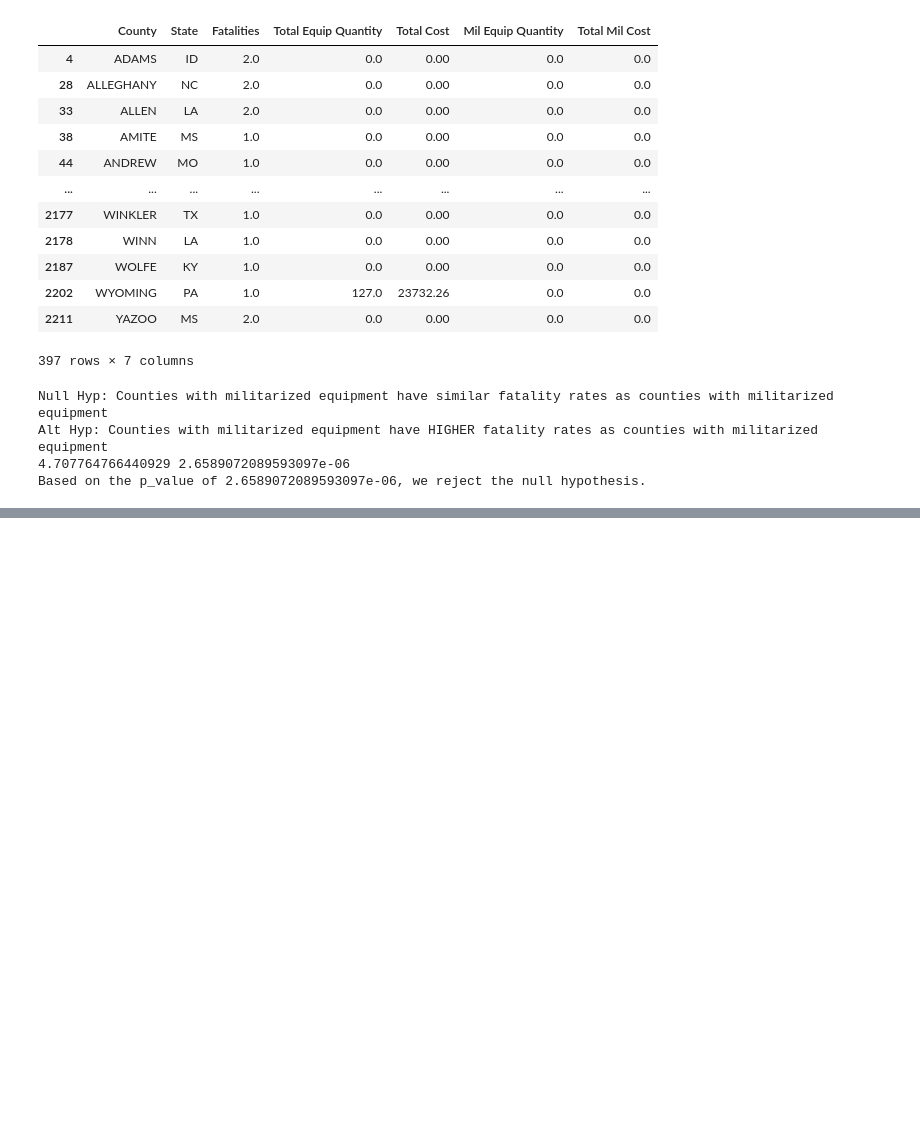
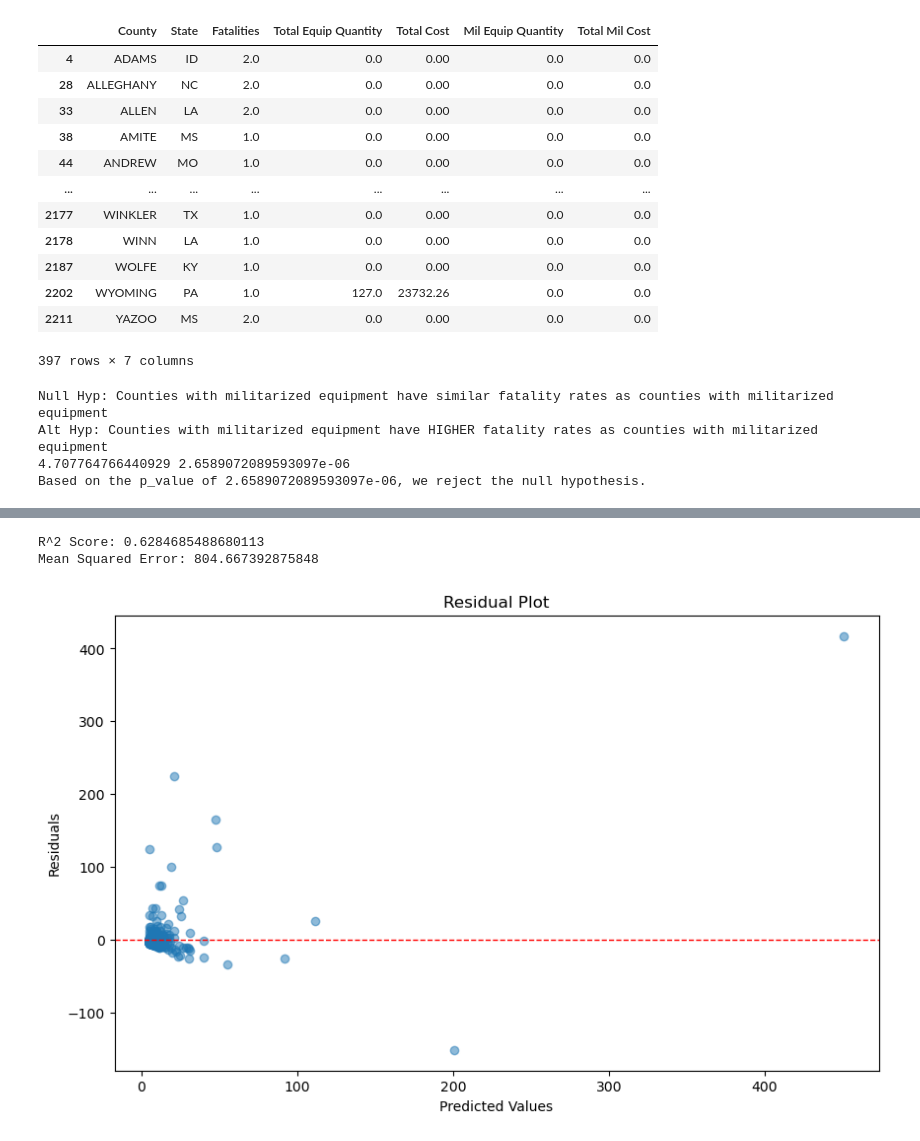
Before and after one commit to cat-mang/LESO_Analysis_Proj, a Jupyter notebook: notebooks/modeling.ipynb, the cells around one changed output, grey strips where cells are left out. Drawn from its saved outputs; the diff is of its cells as text; code cells hidden in the pictures; blank space fills up the shorter version.

Commit message:
Predictions

```diff
--- a/notebooks/modeling.ipynb
+++ b/notebooks/modeling.ipynb
@@ -258,0 +288,34 @@ Based on the p_value of 2.6589072089593097e-06, we reject the null hypothesis.
+# %%
+# Step 1: Prepare Data
+X = analysis_df[['Mil Equip Quantity']]
+y = analysis_df['Fatalities']
+
+# Step 2: Split Data
+X_train, X_test, y_train, y_test = train_test_split(X, y, test_size=0.2, random_state=10)
+
+# Step 3: Model Selection and Training
+model = LinearRegression()
+model.fit(X_train, y_train)
+
+# Step 4: Model Evaluation
+y_pred = model.predict(X_test)
+r2 = r2_score(y_test, y_pred)
+mse = mean_squared_error(y_test, y_pred)
+print('R^2 Score:', r2)
+print('Mean Squared Error:', mse)
+# %% [output]
+R^2 Score: 0.6284685488680113
+Mean Squared Error: 804.667392875848
+# %%
+# Step 5: Residual Analysis
+residuals = y_test - y_pred
+# Plot the residual plot
+plt.figure(figsize=(10, 6))
+plt.scatter(y_pred, residuals, alpha=0.5)
+plt.axhline(y=0, color='red', linestyle='--', linewidth=1)  # Add a horizontal line at y=0
+plt.title('Residual Plot')
+plt.xlabel('Predicted Values')
+plt.ylabel('Residuals')
+plt.show()
+# %% [output]
+[figure, added]
```
Also changed, not shown: parts of 4 cells of this notebook.
